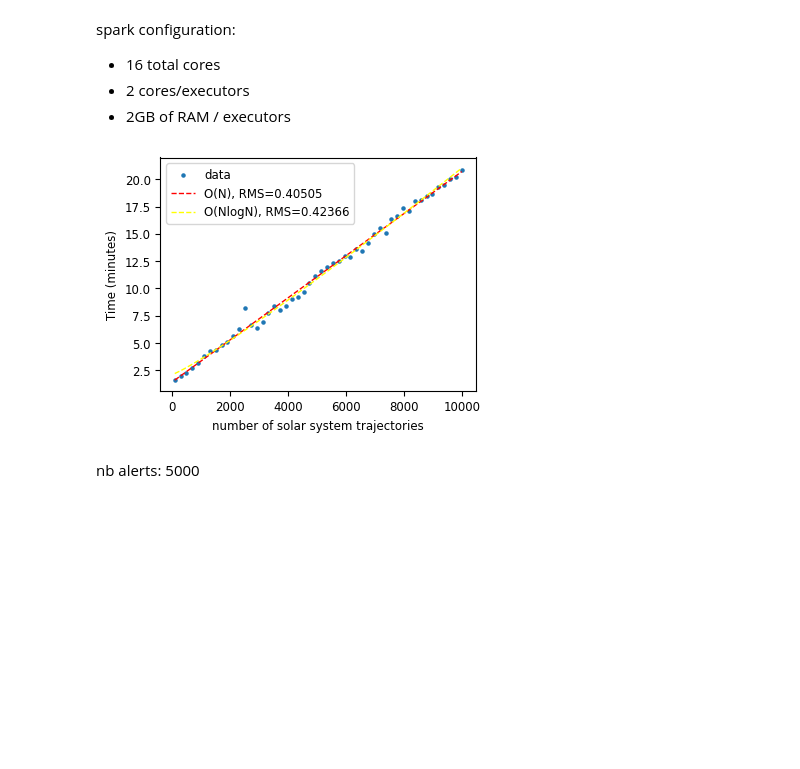
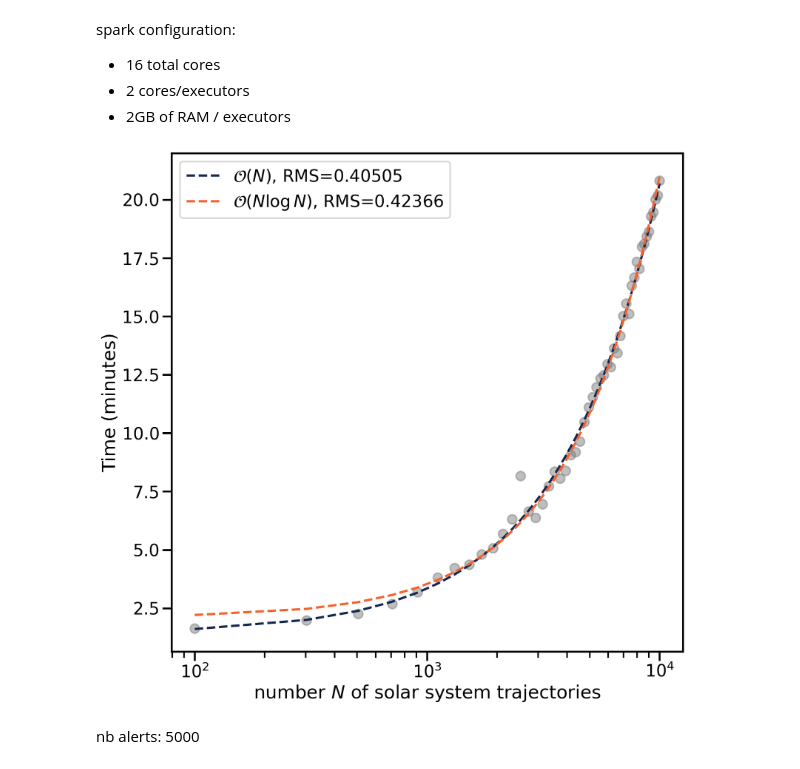
Before and after one commit to FusRoman/fink-fat, a Jupyter notebook: notebook/parameters_selection/orbfit_spark_complexity.ipynb, the cells around one changed output. Cells and saved outputs as stored; diff of their text form; code cells hidden in the pictures; blank space fills up the shorter version.

Commit message:
Layout for figures

```diff
--- a/notebook/parameters_selection/orbfit_spark_complexity.ipynb
+++ b/notebook/parameters_selection/orbfit_spark_complexity.ipynb
@@ -10,6 +10,12 @@ from pyspark.sql import functions as F
 from fink_fat.orbit_fitting.orbfit_cluster import orbit_wrapper
 
 import matplotlib.pyplot as plt
+import matplotlib
+
+matplotlib.rcParams['figure.dpi'] = 150
+
+import seaborn as sns
+sns.set_context('poster')
 # %%
 ztf_alerts = spark.read\
 .option("basePath", "/user/julien.peloton/archive/science/")\
@@ -358,35 +344,21 @@ spark configuration:
 * 2 cores/executors
 * 2GB of RAM / executors
 # %%
-plt.rcParams.update({'font.size': 8.5})
-fig = plt.figure(figsize=(4, 3))
+fig = plt.figure(figsize=(12, 12))
 
-# fig.suptitle("Orbfit complexity, weak scaling")
-plt.scatter(nb_sso_list, minute_time, label="data", s=5)
+# fig.suptitle("Orbfit spark complexity\nweak scaling")
+plt.scatter(nb_sso_list, minute_time, alpha=0.5, color='grey')
 
-plt.plot(
-    nb_sso_list,
-    f(res_lin.x, nb_sso_list),
-    label="O(N), RMS={:.5f}".format(rms(res_lin)),
-    linestyle="--",
-    color="red", linewidth=1
-)
-plt.plot(
-    nb_sso_list,
-    f_log(res_log.x, nb_sso_list),
-    label="O(NlogN), RMS={:.5f}".format(rms(res_log)),
-    linestyle="--",
-    color="yellow", linewidth=1
-)
+plt.plot(nb_sso_list, f(res_lin.x, nb_sso_list), label=r"$\mathcal{{O}}$($N$), RMS={:.5f}".format(rms(res_lin)), linestyle="--", color='#15284F')
+plt.plot(nb_sso_list, f_log(res_log.x, nb_sso_list), label="$\mathcal{{O}}$($N \log N$), RMS={:.5f}".format(rms(res_log)), linestyle="--", color='#F5622E')
 
-plt.xlabel("number of solar system trajectories")
+plt.xlabel(r"number $N$ of solar system trajectories")
 plt.ylabel("Time (minutes)")
 plt.legend()
-plt.tight_layout()
-plt.savefig("orbfit_comp_weak.pgf")
+plt.xscale('log')
 plt.show()
 # %% [output]
-[figure, old version]
+[figure, new version]
 # %%
 time_taken_results = {
     2: 5636.6594314575195,
```
Also changed, not shown: parts of 2 cells of this notebook.
